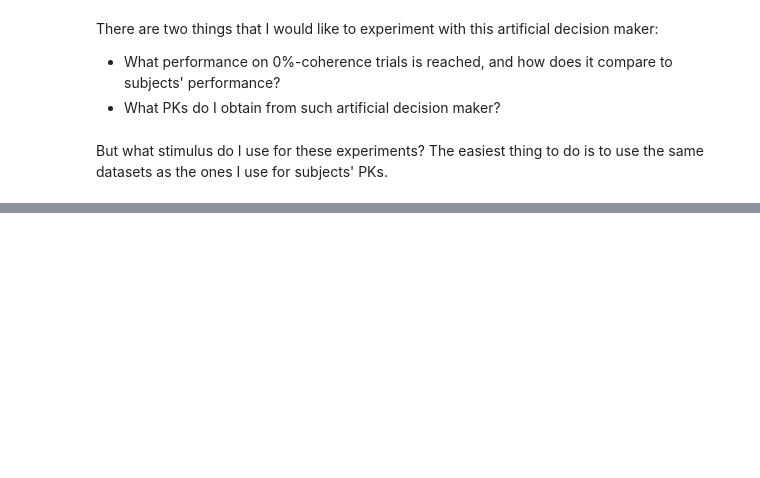
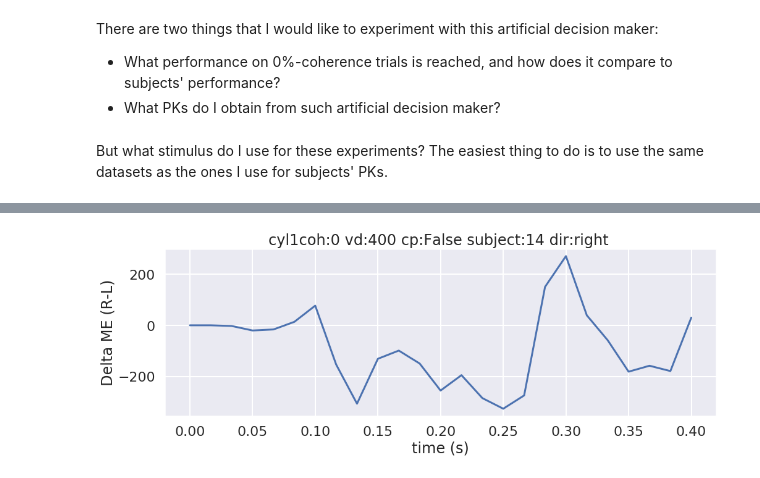
Before and after one commit to aernesto/motion_energy_Adrian, a Jupyter notebook: Python/notebooks/Artificial_DM.ipynb, the cells around one changed output, grey strips where cells are left out. Drawn from its saved outputs; the diff is of its cells as text; code cells hidden in the pictures; blank space fills up the shorter version.

```diff
--- a/Python/notebooks/Artificial_DM.ipynb
+++ b/Python/notebooks/Artificial_DM.ipynb
@@ -53,0 +68,4 @@ my_me.plot_cyl(*first_args, 0)
+# %%
+my_me.plot_cyl(*first_args, 1, real=True)
+# %% [output]
+[figure, added]
```
Also changed, not shown: parts of 14 cells of this notebook, 3 other files.
